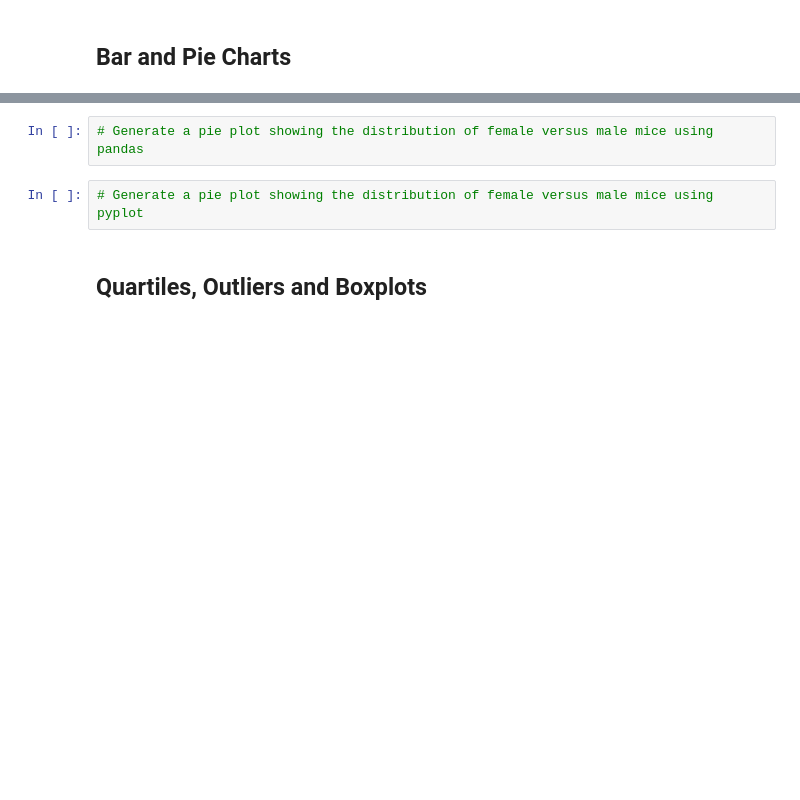
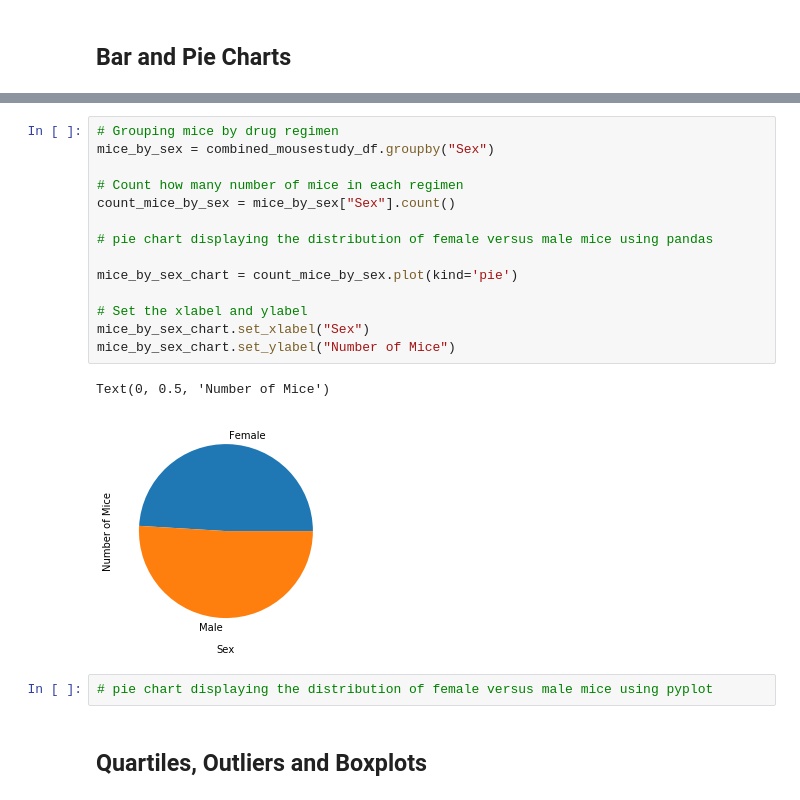
Before and after one commit to cdfencing/Matplotlib-The-Power-of-Plots, a Jupyter notebook: Pymaceuticals/Pymaceuticals.ipynb, the cells around one changed output, grey strips where cells are left out. Drawn from its saved outputs; the diff is of its cells as text; blank space fills up the shorter version.

```diff
--- a/Pymaceuticals/Pymaceuticals.ipynb
+++ b/Pymaceuticals/Pymaceuticals.ipynb
@@ -73,7 +99,22 @@ Summary_tumor_volume.head()
+# %%
+# Grouping mice by drug regimen
+mice_by_sex = combined_mousestudy_df.groupby("Sex")
+
+# Count how many number of mice in each regimen
+count_mice_by_sex = mice_by_sex["Sex"].count()
+
+# pie chart displaying the distribution of female versus male mice using pandas
+
+mice_by_sex_chart = count_mice_by_sex.plot(kind='pie')
+
+# Set the xlabel and ylabel
+mice_by_sex_chart.set_xlabel("Sex")
+mice_by_sex_chart.set_ylabel("Number of Mice")
+# %% [output]
+Text(0, 0.5, 'Number of Mice')
+[figure, added]
 # %%
-# Generate a pie plot showing the distribution of female versus male mice using pandas
+# pie chart displaying the distribution of female versus male mice using pyplot
-# %%
-# Generate a pie plot showing the distribution of female versus male mice using pyplot
 # %% [markdown]
 ## Quartiles, Outliers and Boxplots
 # %%
```
Also changed, not shown: parts of 5 cells of this notebook.
